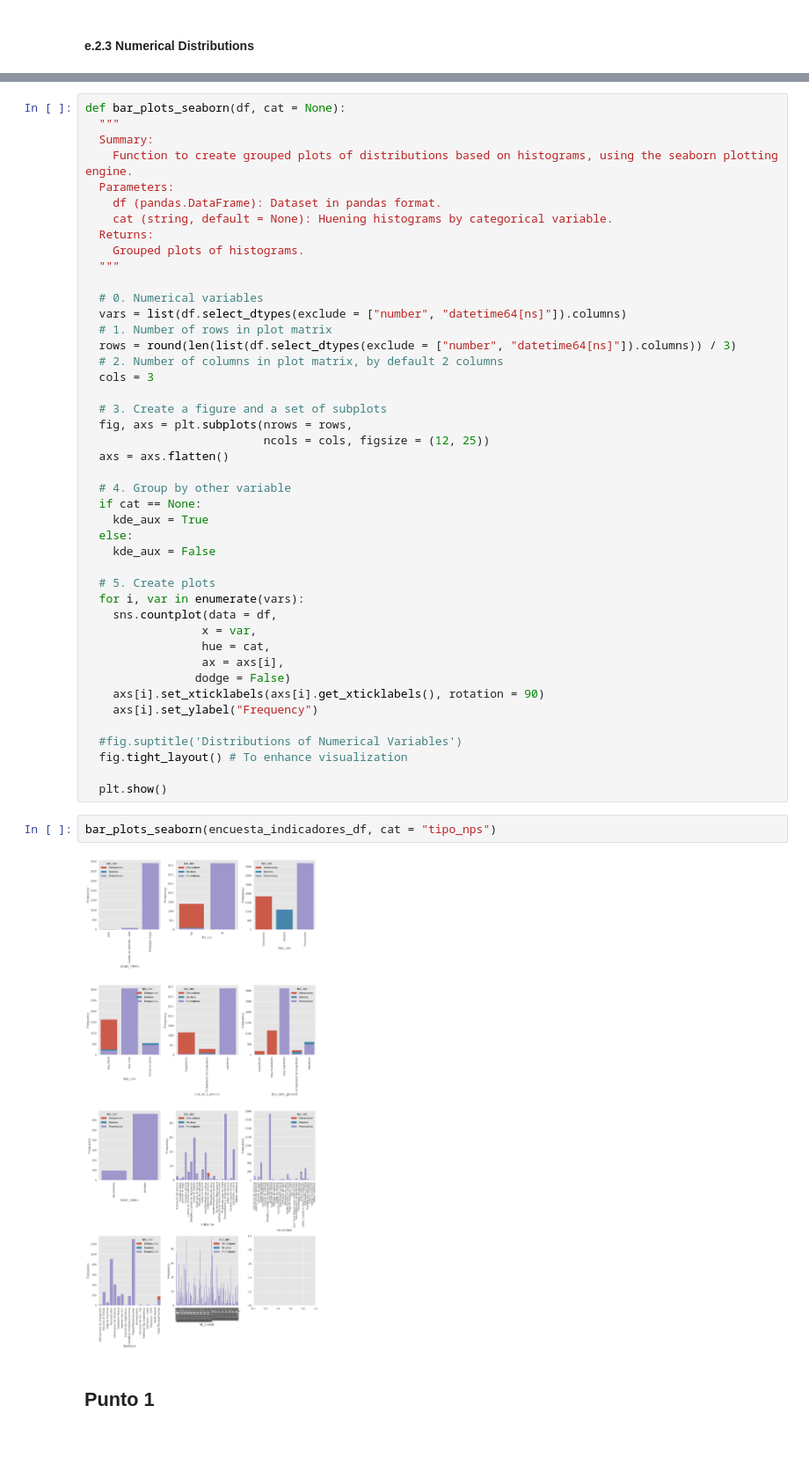
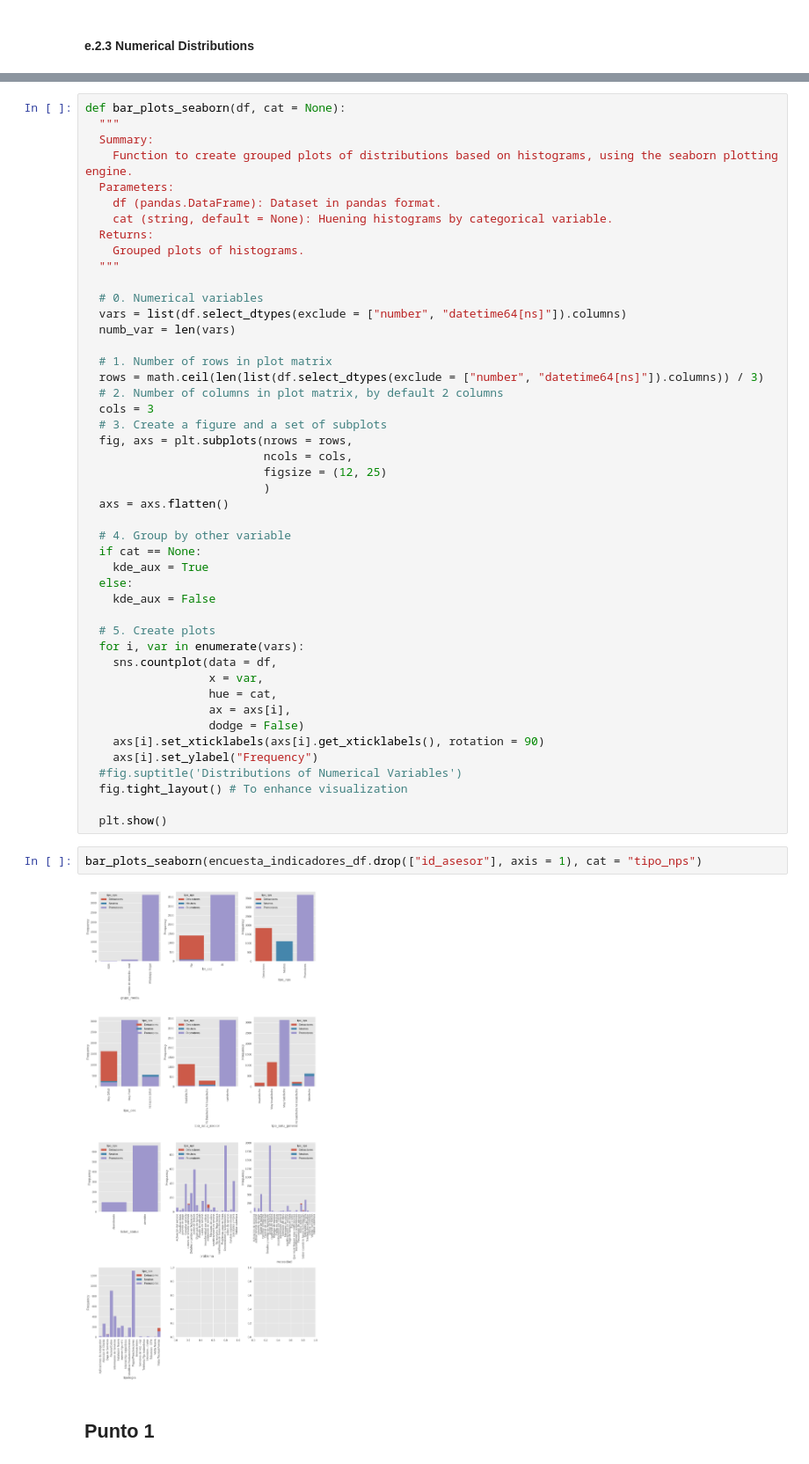
Before and after one commit to leandroaguazaco/data_science_portfolio, a Jupyter notebook: Projects/01-NPS_Analysis/P01_NPS_Analysis.ipynb, the cells around one changed output, grey strips where cells are left out. Shown at 88% size. Cells and saved outputs as stored; diff of their text form.

Commit message:
Plot categorical distributions

```diff
--- a/Projects/01-NPS_Analysis/P01_NPS_Analysis.ipynb
+++ b/Projects/01-NPS_Analysis/P01_NPS_Analysis.ipynb
@@ -836,14 +804,17 @@ def bar_plots_seaborn(df, cat = None):
 
   # 0. Numerical variables
   vars = list(df.select_dtypes(exclude = ["number", "datetime64[ns]"]).columns)
+  numb_var = len(vars)
+
   # 1. Number of rows in plot matrix
-  rows = round(len(list(df.select_dtypes(exclude = ["number", "datetime64[ns]"]).columns)) / 3)
+  rows = math.ceil(len(list(df.select_dtypes(exclude = ["number", "datetime64[ns]"]).columns)) / 3)
   # 2. Number of columns in plot matrix, by default 2 columns
   cols = 3
-
   # 3. Create a figure and a set of subplots
   fig, axs = plt.subplots(nrows = rows,
-                          ncols = cols, figsize = (12, 25))
+                          ncols = cols,
+                          figsize = (12, 25)
+                          )
   axs = axs.flatten()
 
   # 4. Group by other variable
@@ -855,21 +826,20 @@ def bar_plots_seaborn(df, cat = None):
   # 5. Create plots
   for i, var in enumerate(vars):
     sns.countplot(data = df,
-                 x = var,
-                 hue = cat,
-                 ax = axs[i],
-                dodge = False)
+                  x = var,
+                  hue = cat,
+                  ax = axs[i],
+                  dodge = False)
     axs[i].set_xticklabels(axs[i].get_xticklabels(), rotation = 90)
     axs[i].set_ylabel("Frequency")
-
   #fig.suptitle('Distributions of Numerical Variables')
   fig.tight_layout() # To enhance visualization
 
   plt.show()
 # %%
-bar_plots_seaborn(encuesta_indicadores_df, cat = "tipo_nps")
+bar_plots_seaborn(encuesta_indicadores_df.drop(["id_asesor"], axis = 1), cat = "tipo_nps")
 # %% [output]
-[figure, old version]
+[figure, new version]
 # %% [markdown]
 ## Punto 1
 # %% [markdown]
```
Also changed, not shown: parts of 15 cells of this notebook.
